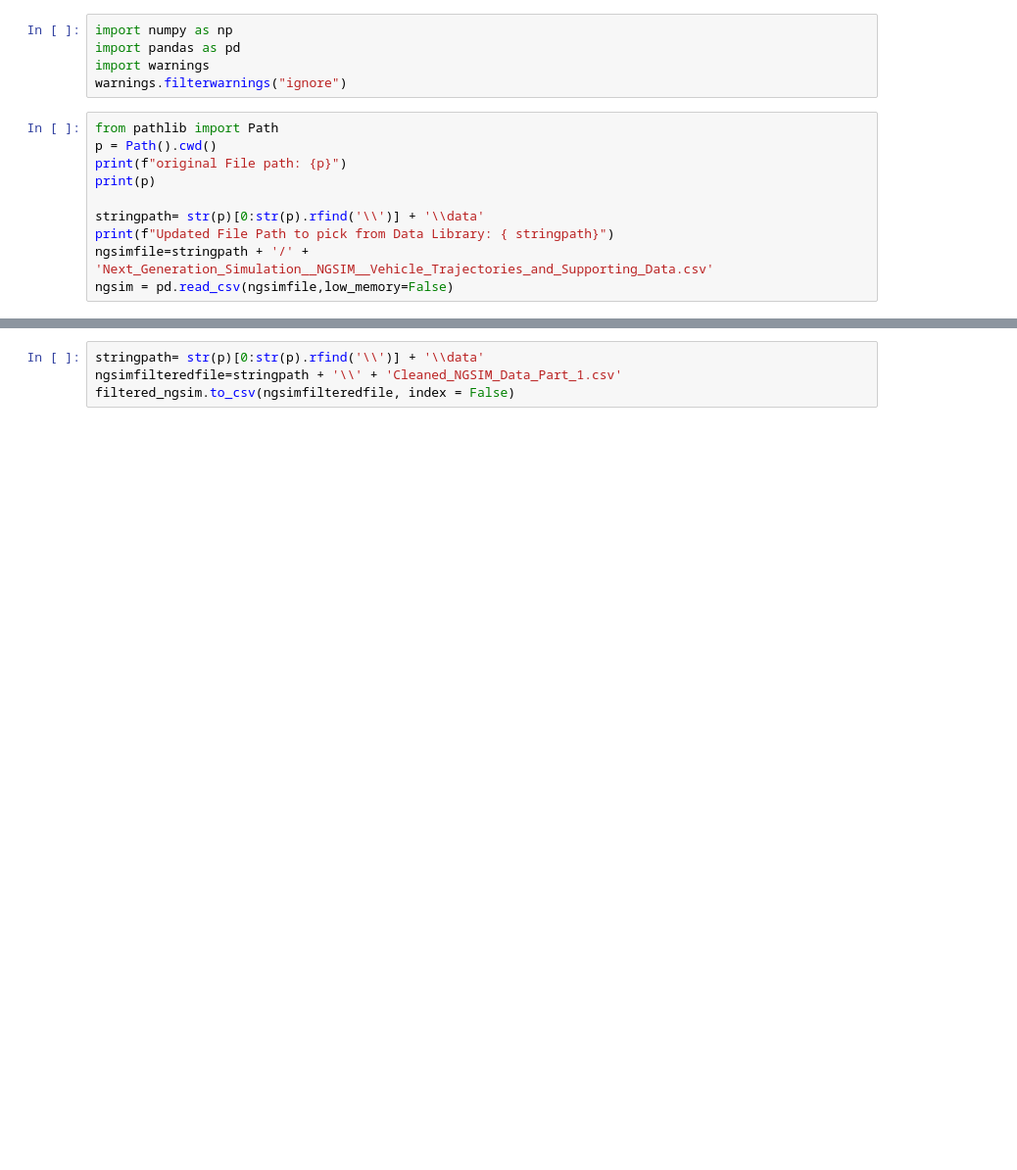
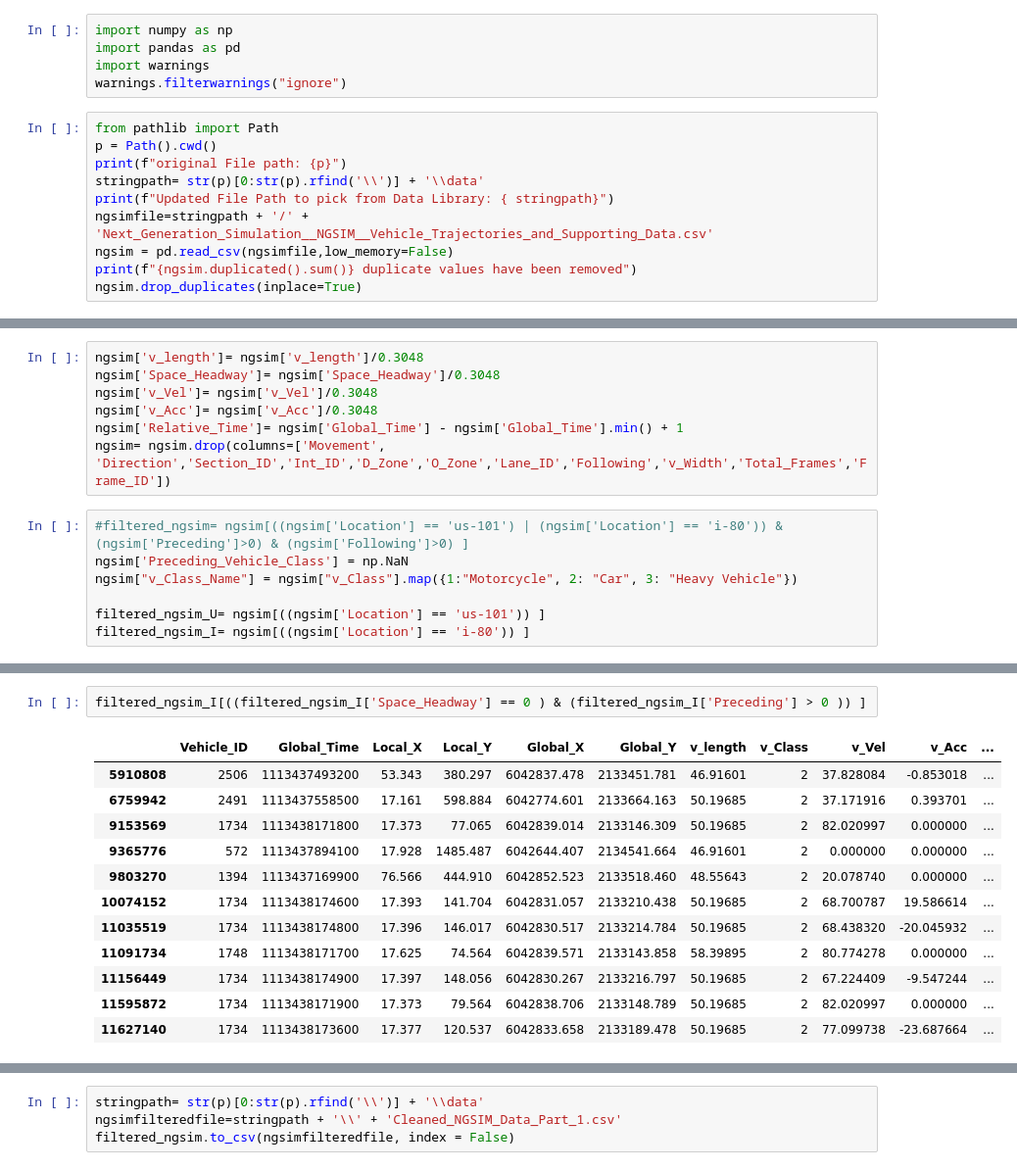
Before and after one commit to VineetDhamija/DataDrivenCarFollowing, a Jupyter notebook: datadrivencarfollowing-v1/scripts/Part-1_Data-Cleanup.ipynb, the cells around one changed output, grey strips where cells are left out. Shown at 98% size. Drawn from its saved outputs; the diff is of its cells as text; blank space fills up the shorter version.

```diff
--- a/datadrivencarfollowing-v1/scripts/Part-1_Data-Cleanup.ipynb
+++ b/datadrivencarfollowing-v1/scripts/Part-1_Data-Cleanup.ipynb
@@ -7,11 +7,11 @@ warnings.filterwarnings("ignore")
 from pathlib import Path
 p = Path().cwd()
 print(f"original File path: {p}")
-print(p)
-
 stringpath= str(p)[0:str(p).rfind('\\')] + '\\data'
 print(f"Updated File Path to pick from Data Library: { stringpath}")
 ngsimfile=stringpath + '/' + 'Next_Generation_Simulation__NGSIM__Vehicle_Trajectories_and_Supporting_Data.csv'
 ngsim = pd.read_csv(ngsimfile,low_memory=False)
+print(f"{ngsim.duplicated().sum()} duplicate values have been removed")
+ngsim.drop_duplicates(inplace=True)
 # %% [output]
 original File path: c:\Users\StudentAccount\Python\Capstone\gitcodelocation\DataDrivenCarFollowing\datadrivencarfollowing-v1\scripts
@@ -40,0 +20,14 @@ filtered_ngsim['Vehicle_combination']= filtered_ngsim['Preceding_Vehicle_Class']
+# %%
+ngsim['v_length']= ngsim['v_length']/0.3048
+ngsim['Space_Headway']= ngsim['Space_Headway']/0.3048
+ngsim['v_Vel']= ngsim['v_Vel']/0.3048
+ngsim['v_Acc']= ngsim['v_Acc']/0.3048
+ngsim['Relative_Time']= ngsim['Global_Time'] - ngsim['Global_Time'].min() + 1
+ngsim= ngsim.drop(columns=['Movement', 'Direction','Section_ID','Int_ID','D_Zone','O_Zone','Lane_ID','Following','v_Width','Total_Frames','Frame_ID'])
+# %%
+#filtered_ngsim= ngsim[((ngsim['Location'] == 'us-101') | (ngsim['Location'] == 'i-80')) & (ngsim['Preceding']>0) & (ngsim['Following']>0) ]
+ngsim['Preceding_Vehicle_Class'] = np.NaN
+ngsim["v_Class_Name"] = ngsim["v_Class"].map({1:"Motorcycle", 2: "Car", 3: "Heavy Vehicle"})
+
+filtered_ngsim_U= ngsim[((ngsim['Location'] == 'us-101')) ]
+filtered_ngsim_I= ngsim[((ngsim['Location'] == 'i-80')) ]
@@ -40,0 +43,15 @@ filtered_ngsim['Vehicle_combination']= filtered_ngsim['Preceding_Vehicle_Class']
+# %%
+filtered_ngsim_I[((filtered_ngsim_I['Space_Headway'] == 0 ) & (filtered_ngsim_I['Preceding'] > 0 )) ]
+# %% [output]
+|  | Vehicle_ID | Global_Time | Local_X | Local_Y | Global_X | Global_Y | v_length | v_Class | v_Vel | v_Acc | ... |
+| 5910808 | 2506 | 1113437493200 | 53.343 | 380.297 | 6042837.478 | 2133451.781 | 46.91601 | 2 | 37.828084 | -0.853018 | ... |
+| 6759942 | 2491 | 1113437558500 | 17.161 | 598.884 | 6042774.601 | 2133664.163 | 50.19685 | 2 | 37.171916 | 0.393701 | ... |
+| 9153569 | 1734 | 1113438171800 | 17.373 | 77.065 | 6042839.014 | 2133146.309 | 50.19685 | 2 | 82.020997 | 0.000000 | ... |
+| 9365776 | 572 | 1113437894100 | 17.928 | 1485.487 | 6042644.407 | 2134541.664 | 46.91601 | 2 | 0.000000 | 0.000000 | ... |
+| 9803270 | 1394 | 1113437169900 | 76.566 | 444.910 | 6042852.523 | 2133518.460 | 48.55643 | 2 | 20.078740 | 0.000000 | ... |
+| 10074152 | 1734 | 1113438174600 | 17.393 | 141.704 | 6042831.057 | 2133210.438 | 50.19685 | 2 | 68.700787 | 19.586614 | ... |
+| 11035519 | 1734 | 1113438174800 | 17.396 | 146.017 | 6042830.517 | 2133214.784 | 50.19685 | 2 | 68.438320 | -20.045932 | ... |
+| 11091734 | 1748 | 1113438171700 | 17.625 | 74.564 | 6042839.571 | 2133143.858 | 58.39895 | 2 | 80.774278 | 0.000000 | ... |
+| 11156449 | 1734 | 1113438174900 | 17.397 | 148.056 | 6042830.267 | 2133216.797 | 50.19685 | 2 | 67.224409 | -9.547244 | ... |
+| 11595872 | 1734 | 1113438171900 | 17.373 | 79.564 | 6042838.706 | 2133148.789 | 50.19685 | 2 | 82.020997 | 0.000000 | ... |
+| 11627140 | 1734 | 1113438173600 | 17.377 | 120.537 | 6042833.658 | 2133189.478 | 50.19685 | 2 | 77.099738 | -23.687664 | ... |
```
Also changed, not shown: parts of 17 cells of this notebook, 3 other files.
